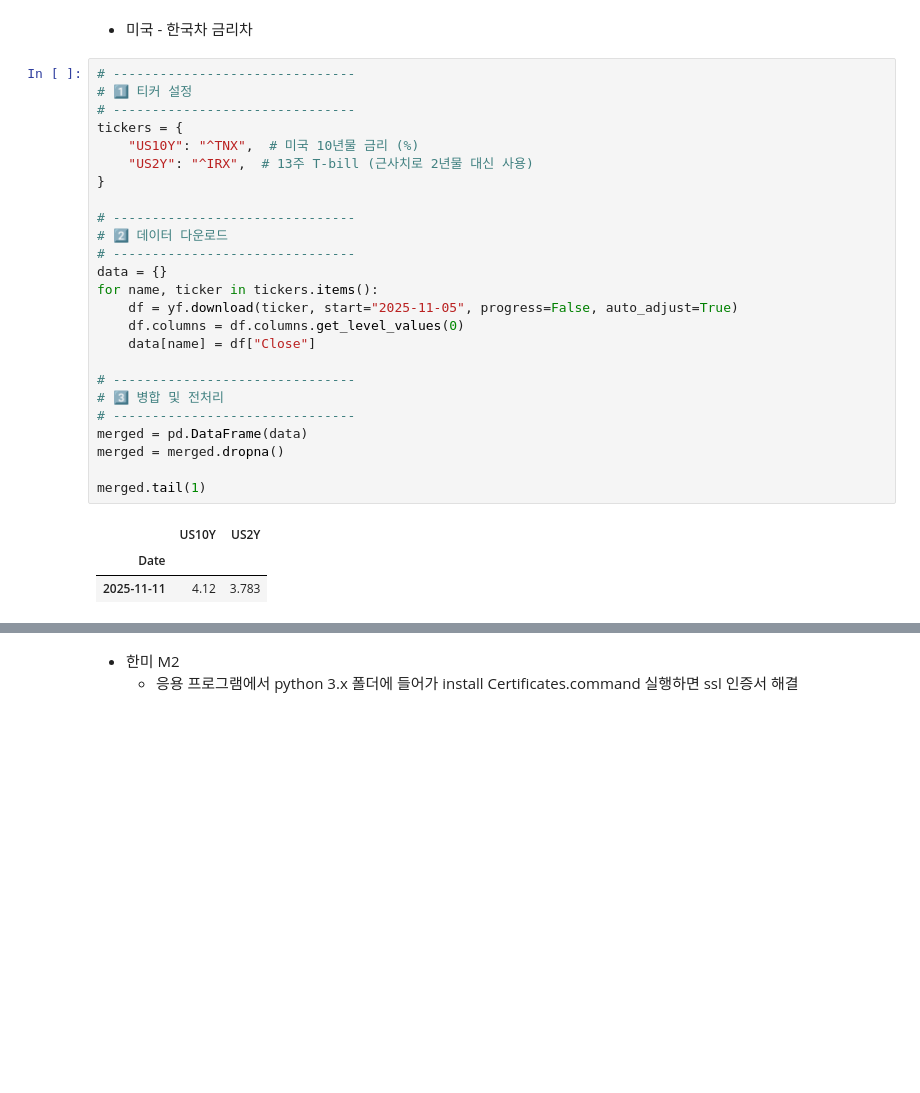
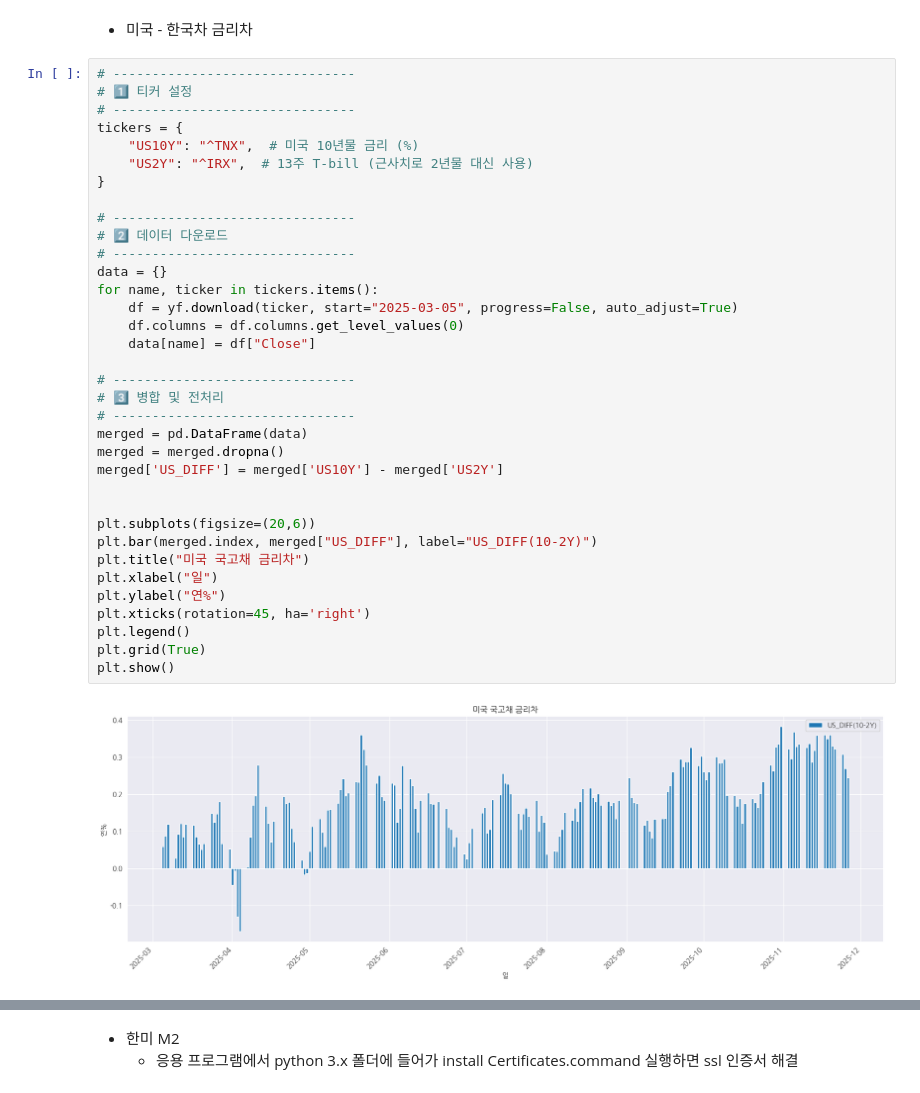
Before and after one commit to cbyangel/MacroEconomy, a Jupyter notebook: notebooks/6.환율.ipynb, the cells around one changed output, grey strips where cells are left out. Cells and saved outputs as stored; diff of their text form; blank space fills up the shorter version.

```diff
--- a/notebooks/6.환율.ipynb
+++ b/notebooks/6.환율.ipynb
@@ -463,32 +463,40 @@ plt.show()
 # %%
 # -------------------------------
 # 1️⃣ 티커 설정
 # -------------------------------
 tickers = {
     "US10Y": "^TNX",  # 미국 10년물 금리 (%)
     "US2Y": "^IRX",  # 13주 T-bill (근사치로 2년물 대신 사용)
 }
 
 # -------------------------------
 # 2️⃣ 데이터 다운로드
 # -------------------------------
 data = {}
 for name, ticker in tickers.items():
-    df = yf.download(ticker, start="2025-11-05", progress=False, auto_adjust=True)
+    df = yf.download(ticker, start="2025-03-05", progress=False, auto_adjust=True)
     df.columns = df.columns.get_level_values(0)
     data[name] = df["Close"]
 
 # -------------------------------
 # 3️⃣ 병합 및 전처리
 # -------------------------------
 merged = pd.DataFrame(data)
 merged = merged.dropna()
+merged['US_DIFF'] = merged['US10Y'] - merged['US2Y']
 
-merged.tail(1)
+
+plt.subplots(figsize=(20,6))
+plt.bar(merged.index, merged["US_DIFF"], label="US_DIFF(10-2Y)")
+plt.title("미국 국고채 금리차")
+plt.xlabel("일")
+plt.ylabel("연%")
+plt.xticks(rotation=45, ha='right')
+plt.legend()
+plt.grid(True)
+plt.show()
 # %% [output]
-|  | US10Y | US2Y |
-| Date |  |  |
-| 2025-11-11 | 4.12 | 3.783 |
+[figure, added]
 # %%
 df = api.get_statistic_search(통계표코드="817Y002", 주기="D", 검색시작일자="20250501", 검색종료일자="20261231")
 df = df[df['통계항목명1'].isin(['국고채(2년)', '국고채(10년)'])]
```
Also changed, not shown: parts of 9 cells of this notebook, 4 other files.
